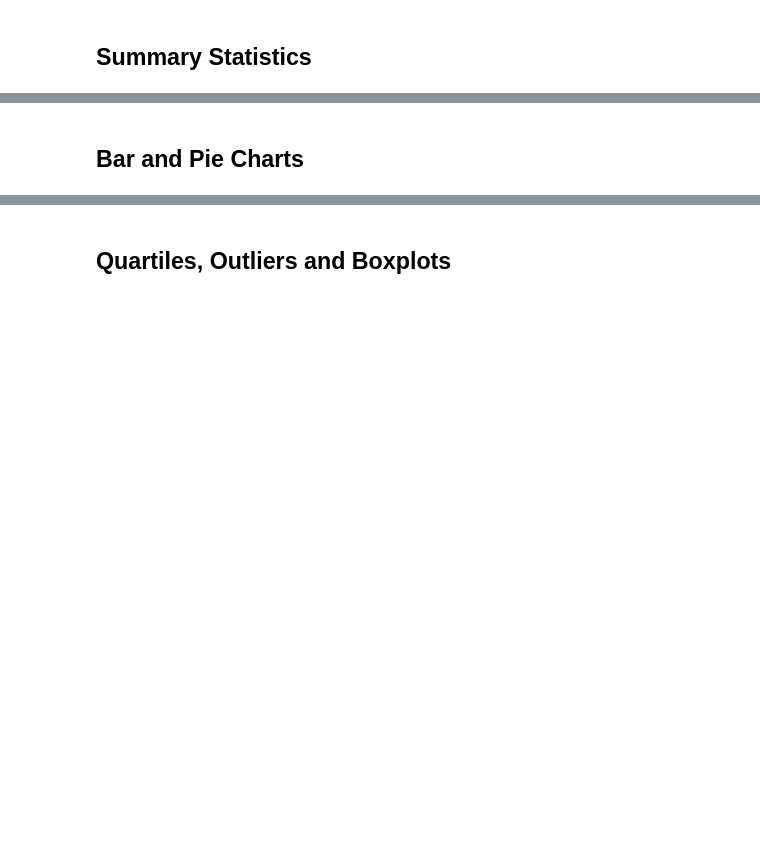
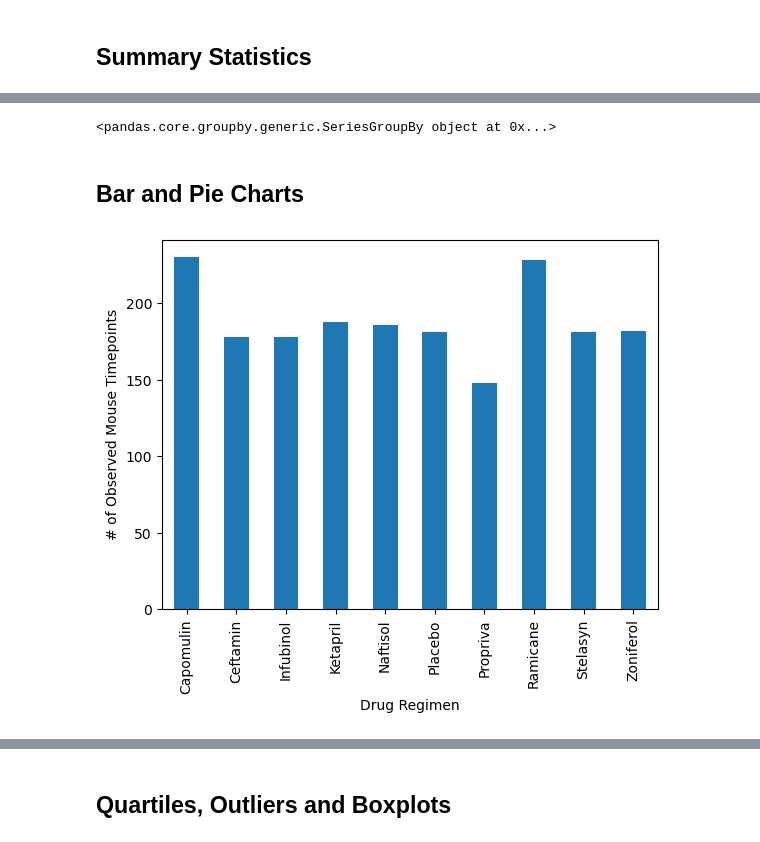
Before and after one commit to sarsteg/Pymaceuticals, a Jupyter notebook: pymaceuticals_analysis.ipynb, the cells around one changed output, grey strips where cells are left out. Cells and saved outputs as stored; diff of their text form; code cells hidden in the pictures; blank space fills up the shorter version.

```diff
--- a/pymaceuticals_analysis.ipynb
+++ b/pymaceuticals_analysis.ipynb
@@ -126,7 +141,16 @@ summary_stats
 # and SEM of the tumor volume for each regimen (only one method is required in the solution)
 
 # Using the aggregation method, produce the same summary statistics in a single line
+grouped_by_drug["Tumor Volume (mm3)"]
+# %% [output]
+<pandas.core.groupby.generic.SeriesGroupBy object at 0x...>
 # %% [markdown]
 ## Bar and Pie Charts
 # %%
 # Generate a bar plot showing the total number of rows (Mouse ID/Timepoints) for each drug regimen using Pandas.
+
+# We already have the data grouped by drug, so we need to find out the number of rows in each group
+count_by_drug = grouped_by_drug["Mouse ID"].count()
+count_chart = count_by_drug.plot(kind="bar", ylabel="# of Observed Mouse Timepoints", xlabel="Drug Regimen")
+# %% [output]
+[figure, added]
```
Also changed, not shown: parts of 8 cells of this notebook, 4 other files.
